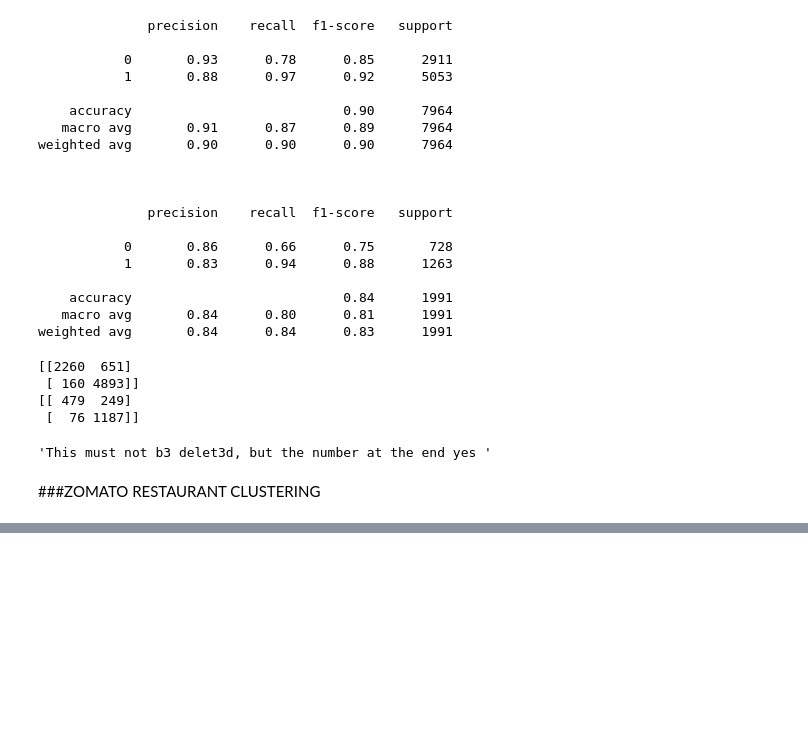
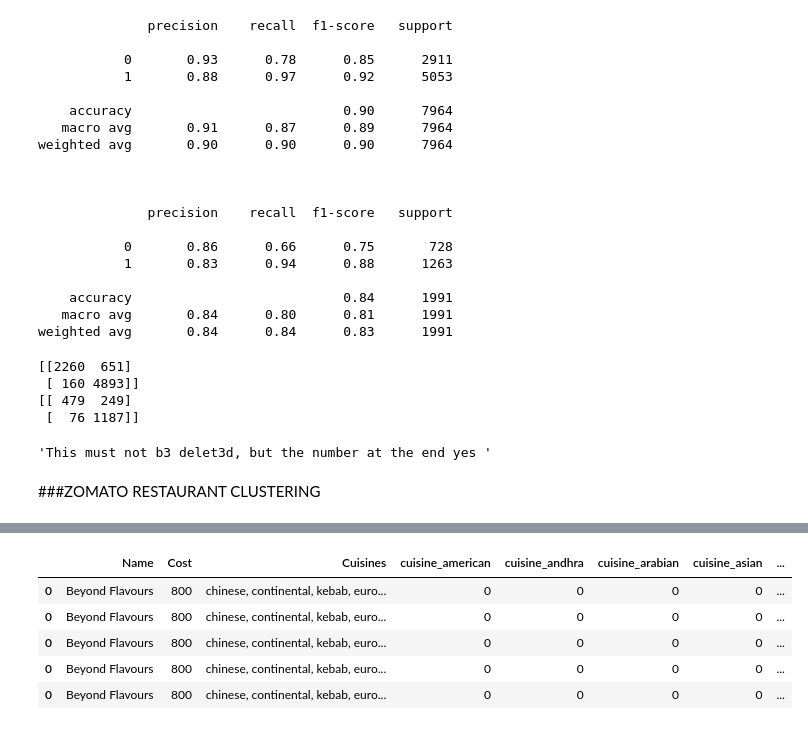
Before and after one commit to Amit-Padye/ZOMATO-RESTAURANT-CLUSTERING-AND-SENTIMENT-ANALYSIS, a Jupyter notebook: Amit_Padye_ZOMATO_RESTAURANT_CLUSTERING_AND_SENTIMENT_ANALYSIS.ipynb, the cells around one changed output, grey strips where cells are left out. Drawn from its saved outputs; the diff is of its cells as text; code cells hidden in the pictures; blank space fills up the shorter version.

```diff
--- a/Amit_Padye_ZOMATO_RESTAURANT_CLUSTERING_AND_SENTIMENT_ANALYSIS.ipynb
+++ b/Amit_Padye_ZOMATO_RESTAURANT_CLUSTERING_AND_SENTIMENT_ANALYSIS.ipynb
@@ -953,0 +941,9 @@ cluster_df=pd.concat([d,any])
+# %%
+dum_df.head()
+# %% [output]
+|  | Name | Cost | Cuisines | cuisine_american | cuisine_andhra | cuisine_arabian | cuisine_asian | ... |
+| 0 | Beyond Flavours | 800 | chinese, continental, kebab, euro... | 0 | 0 | 0 | 0 | ... |
+| 0 | Beyond Flavours | 800 | chinese, continental, kebab, euro... | 0 | 0 | 0 | 0 | ... |
+| 0 | Beyond Flavours | 800 | chinese, continental, kebab, euro... | 0 | 0 | 0 | 0 | ... |
+| 0 | Beyond Flavours | 800 | chinese, continental, kebab, euro... | 0 | 0 | 0 | 0 | ... |
+| 0 | Beyond Flavours | 800 | chinese, continental, kebab, euro... | 0 | 0 | 0 | 0 | ... |
```
Also changed, not shown: parts of 29 cells of this notebook.
